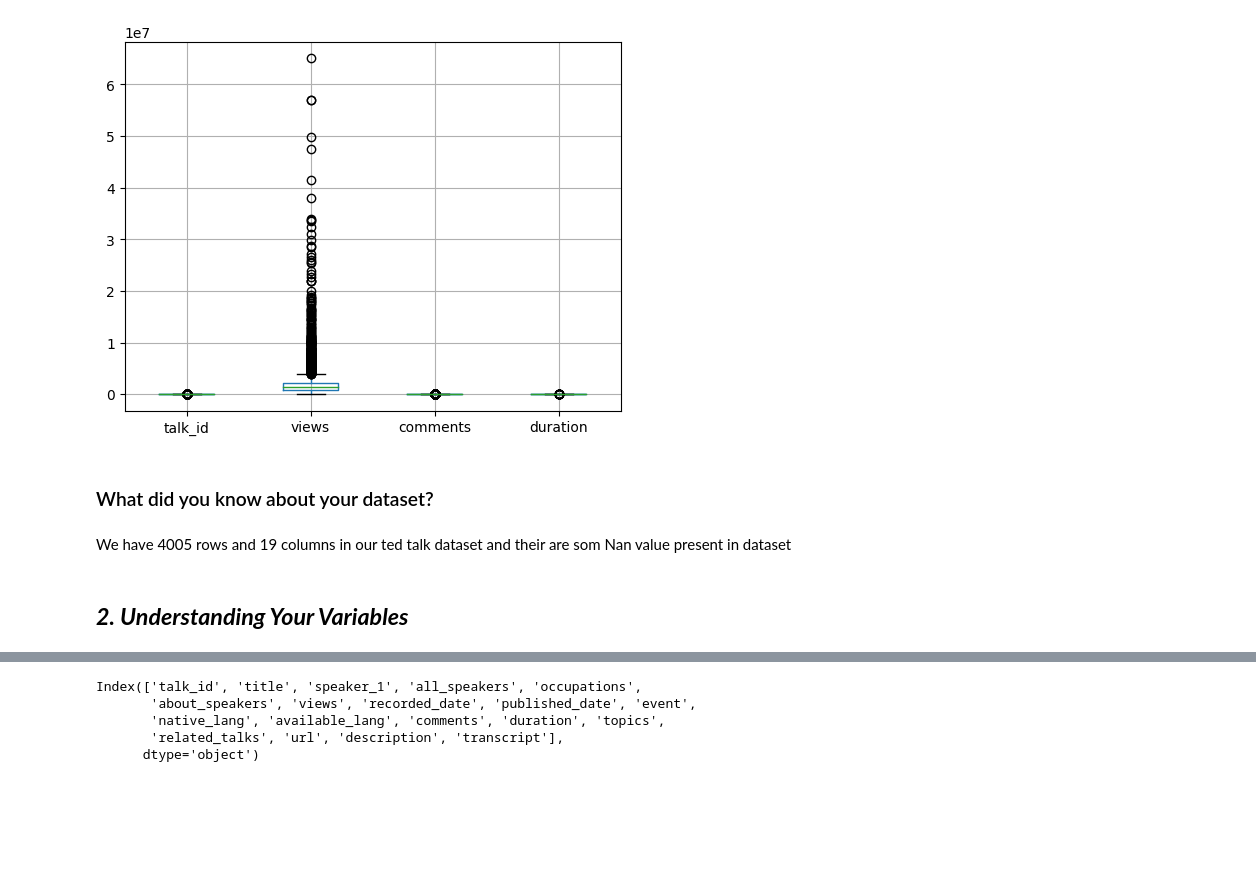
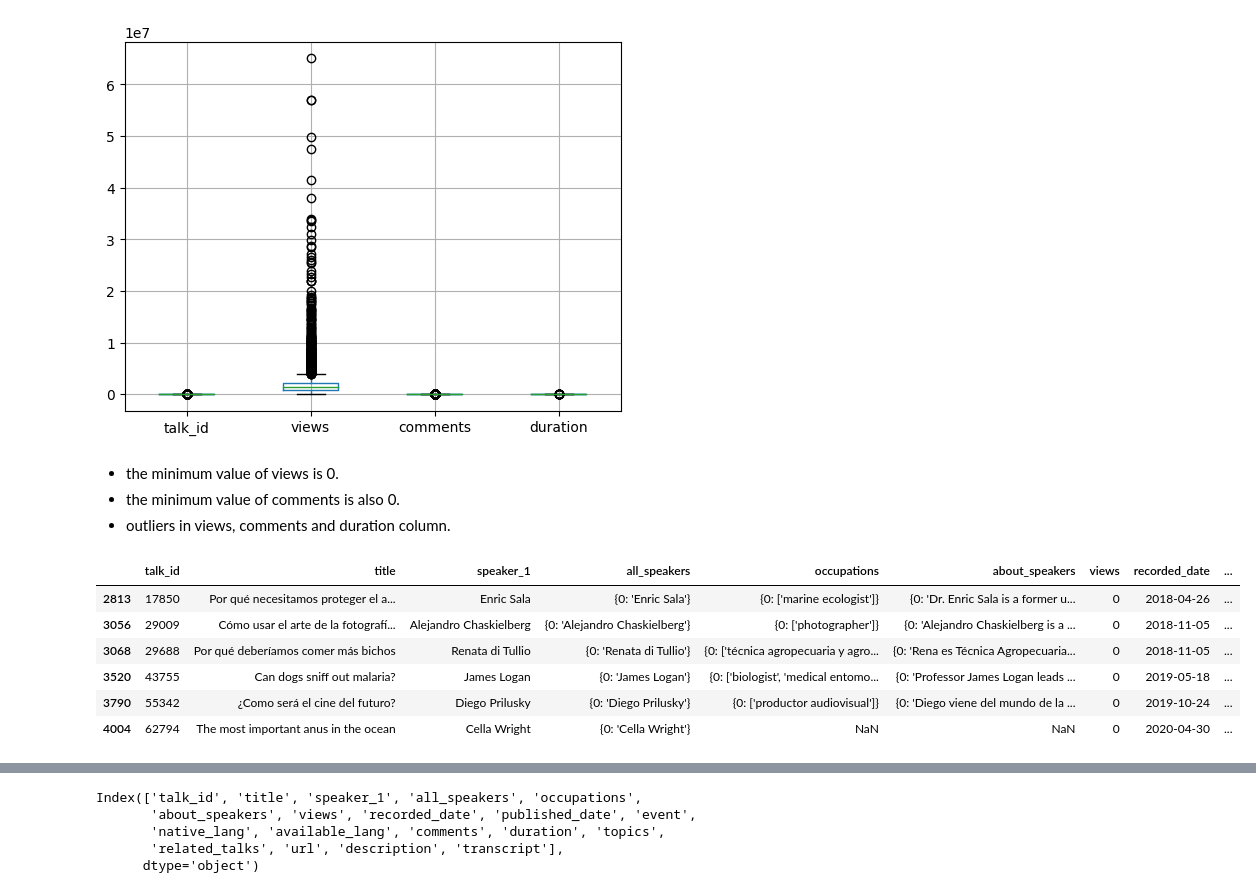
Before and after one commit to Aman811630/TED-talks-views-Prediction--ML-project, a Jupyter notebook: Aman_Singh_ML_project_on_TED_talks_views_prediction_.ipynb, the cells around one changed output, grey strips where cells are left out. Drawn from its saved outputs; the diff is of its cells as text; code cells hidden in the pictures; blank space fills up the shorter version.

```diff
--- a/Aman_Singh_ML_project_on_TED_talks_views_prediction_.ipynb
+++ b/Aman_Singh_ML_project_on_TED_talks_views_prediction_.ipynb
@@ -214,9 +319,20 @@ ted_talk_df.boxplot()
 # %% [output]
 <Axes: >
 [figure]
-# %% [markdown]
-### What did you know about your dataset?
-# %% [markdown]
-We have 4005 rows and 19 columns in our ted talk dataset and their are som Nan value present in dataset
-# %% [markdown]
-## ***2. Understanding Your Variables***
+# %% [markdown]
+
+*   the minimum value of views is 0.
+*   the minimum value of comments is also 0.
+*   outliers in views, comments and duration column.
+# %%
+# find rows where column views have 0 value
+
+ted_talk_df[ted_talk_df['views']==0]
+# %% [output]
+|  | talk_id | title | speaker_1 | all_speakers | occupations | about_speakers | views | recorded_date | ... |
+| 2813 | 17850 | Por qué necesitamos proteger el a... | Enric Sala | {0: 'Enric Sala'} | {0: ['marine ecologist']} | {0: 'Dr. Enric Sala is a former u... | 0 | 2018-04-26 | ... |
+| 3056 | 29009 | Cómo usar el arte de la fotografí... | Alejandro Chaskielberg | {0: 'Alejandro Chaskielberg'} | {0: ['photographer']} | {0: 'Alejandro Chaskielberg is a ... | 0 | 2018-11-05 | ... |
+| 3068 | 29688 | Por qué deberíamos comer más bichos | Renata di Tullio | {0: 'Renata di Tullio'} | {0: ['técnica agropecuaria y agro... | {0: 'Rena es Técnica Agropecuaria... | 0 | 2018-11-05 | ... |
+| 3520 | 43755 | Can dogs sniff out malaria? | James Logan | {0: 'James Logan'} | {0: ['biologist', 'medical entomo... | {0: 'Professor James Logan leads ... | 0 | 2019-05-18 | ... |
+| 3790 | 55342 | ¿Como será el cine del futuro? | Diego Prilusky | {0: 'Diego Prilusky'} | {0: ['productor audiovisual']} | {0: 'Diego viene del mundo de la ... | 0 | 2019-10-24 | ... |
+| 4004 | 62794 | The most important anus in the ocean | Cella Wright | {0: 'Cella Wright'} | NaN | NaN | 0 | 2020-04-30 | ... |
```
Also changed, not shown: parts of 38 cells of this notebook.
